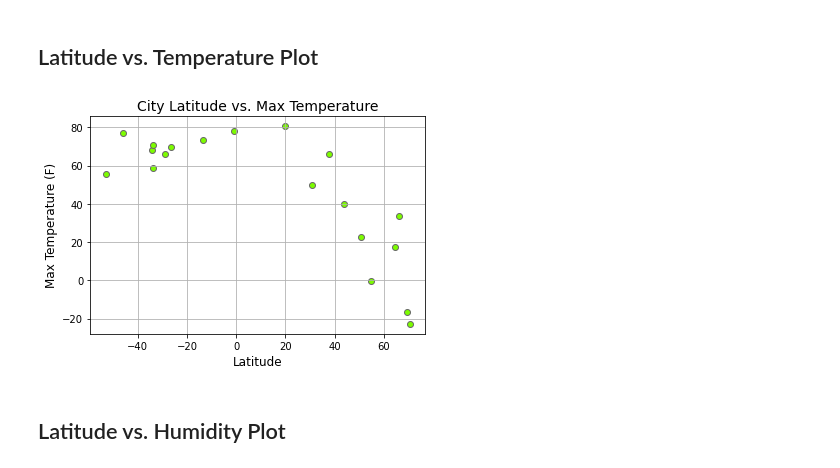
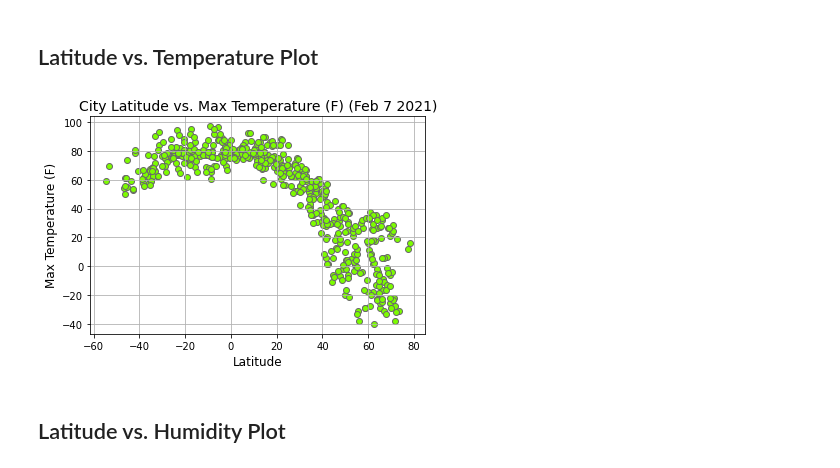
Before and after one commit to NHoyer95/python-api-challenge, a Jupyter notebook: WeatherPy/WeatherPy.ipynb, the cells around one changed output. Cells and saved outputs as stored; diff of their text form; code cells hidden in the pictures.

```diff
--- a/WeatherPy/WeatherPy.ipynb
+++ b/WeatherPy/WeatherPy.ipynb
@@ -33,8 +33,8 @@ lat_lngs = []
 cities = []
 
 # Create a set of random lat and lng combinations
-lats = np.random.uniform(lat_range[0], lat_range[1], size=25)
-lngs = np.random.uniform(lng_range[0], lng_range[1], size=25)
+lats = np.random.uniform(lat_range[0], lat_range[1], size=1500)
+lngs = np.random.uniform(lng_range[0], lng_range[1], size=1500)
 lat_lngs = zip(lats, lngs)
 
 # Identify nearest city for each lat, lng combination
@@ -186,18 +193,18 @@ clean_city_data.head()
 # %%
 # Create scatter plot
 plt.scatter(clean_city_data["Lat"], clean_city_data["Max Temp"], marker="o", facecolors="lawngreen", edgecolors="dimgrey")
 
 # Add labels, title, limits & grid
-plt.title("City Latitude vs. Max Temperature", fontsize=14)
+plt.title("City Latitude vs. Max Temperature (F) (Feb 7 2021)", fontsize=14)
 plt.ylabel("Max Temperature (F)", fontsize=12)
 plt.xlabel("Latitude", fontsize=12)
 plt.grid()
 
 # Display and Save plot
 plt.savefig("../output_data/latitude-vs-temp.png")
 plt.show()
 # %% [output]
-[figure, old version]
+[figure, new version]
 # %% [markdown]
 ## Latitude vs. Humidity Plot
 # %%
```
Also changed, not shown: parts of 18 cells of this notebook, 13 other files.
